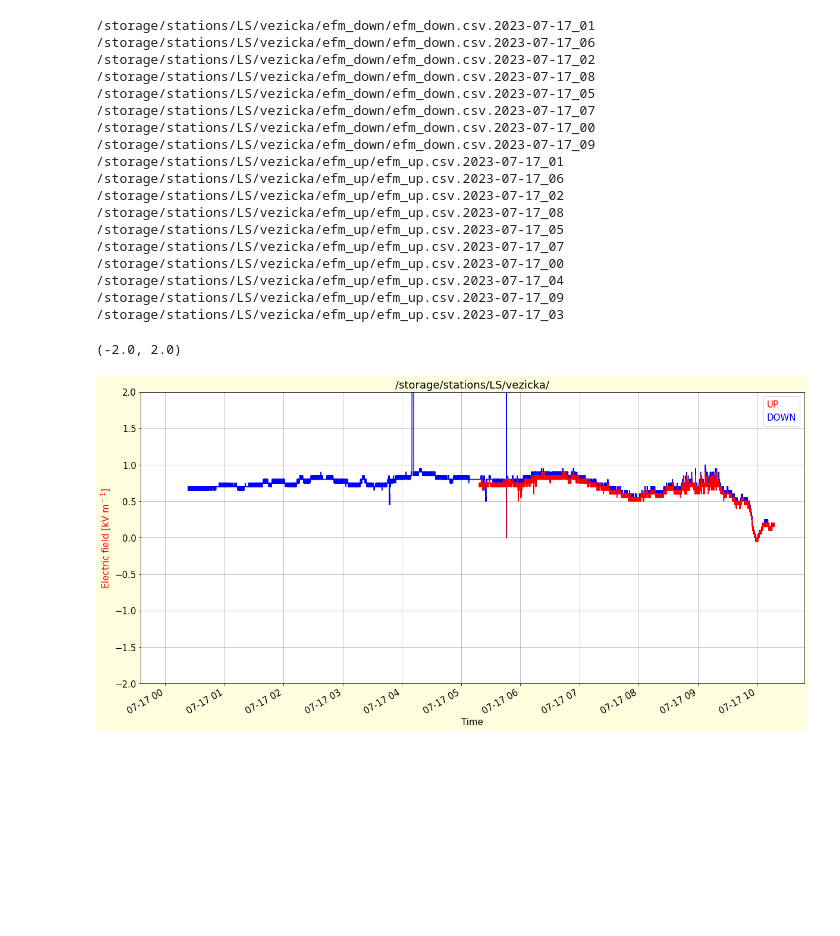
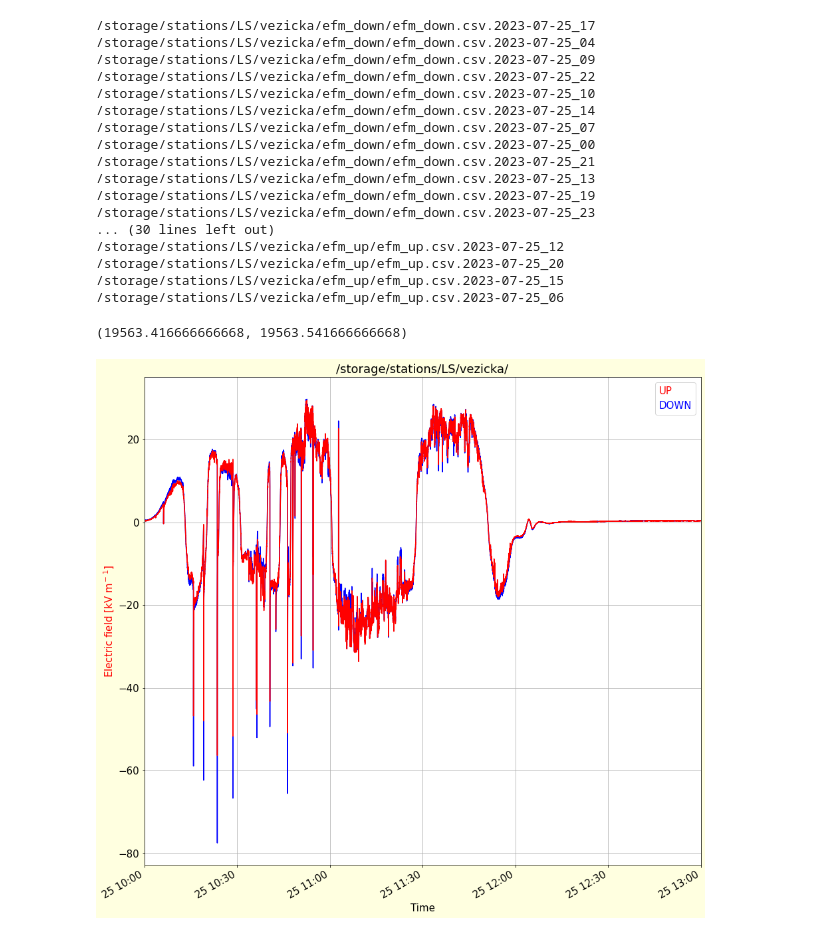
Before and after one commit to ODZ-UJF-AV-CR/LSvezicka, a Jupyter notebook: notebooks/EFM.ipynb, the cells around one changed output. Saved outputs shown, nothing was run; the diff lists cells and outputs as text; code cells hidden in the pictures; blank space fills up the shorter version.

```diff
--- a/notebooks/EFM.ipynb
+++ b/notebooks/EFM.ipynb
@@ -13,62 +13,66 @@ import matplotlib
 # %%
 fto = '/storage/stations/LS/vezicka/'
 # %%
-ftt = glob.iglob(fto+"/**/efm*.csv.2023-07-17*") # generator, search immediate subdirectories
+ftt = glob.iglob(fto+"/**/efm*.csv.2023-08-30*") # generator, search immediate subdirectories
+ftt = glob.iglob(fto+"/**/efm*.csv.2023-07-25*") # generator, search immediate subdirectories
 
-plt.figure(figsize=(20,10), facecolor='lightyellow')
+plt.figure(figsize=(15,15), facecolor='lightyellow')
 matplotlib.rcParams.update({'font.size': 15})
 
 for f in ftt:
     print(f)
     l=[]
     l.extend(range(0,4))
 
     df = pd.read_csv(f, sep=',', header=None, names=l, comment='*', low_memory=False, on_bad_lines='skip')
 
     if 'up' in f:
         label = 'UP'
         color = 'red'
         factor = 5
     else:
         label = 'DOWN'
         color = 'blue'
-        factor = 5
+        factor = 5.3
 
 
     df['field'] = df[1].str.replace('$', '', regex=False)
     df['time'] = pd.to_datetime(df[0],unit='s')
     df.set_index('time', inplace=True, drop=False)
     df['field'] = pd.to_numeric(df['field'], errors='coerce')
 
     (df['field']*factor).plot(label=label, color=color)
 
 plt.ylabel('Electric field [kV m$^-$$^1$]', color='red')
 plt.title(fto)
 #plt.legend()
 plt.legend(['UP','DOWN'], labelcolor=['red','blue'], handlelength=0, handletextpad=0, fancybox=True)
-plt.grid()
+plt.grid(which='both')
 plt.xlabel('Time')
+#plt.yscale('symlog')
+
 #plt.ylim(-50,50)
-plt.ylim(-2,2)
+#plt.ylim(-2,2)
 #plt.xlim('2023-05-29 21:00','2023-05-29 23:59')
+#plt.xlim('2023-08-30 15:00','2023-08-30 21:30')
+plt.xlim('2023-07-25 10:00','2023-07-25 13:00')
 # %% [output]
-/storage/stations/LS/vezicka/efm_down/efm_down.csv.2023-07-17_01
-/storage/stations/LS/vezicka/efm_down/efm_down.csv.2023-07-17_06
-/storage/stations/LS/vezicka/efm_down/efm_down.csv.2023-07-17_02
-/storage/stations/LS/vezicka/efm_down/efm_down.csv.2023-07-17_08
-/storage/stations/LS/vezicka/efm_down/efm_down.csv.2023-07-17_05
-/storage/stations/LS/vezicka/efm_down/efm_down.csv.2023-07-17_07
-/storage/stations/LS/vezicka/efm_down/efm_down.csv.2023-07-17_00
-/storage/stations/LS/vezicka/efm_down/efm_down.csv.2023-07-17_09
-/storage/stations/LS/vezicka/efm_up/efm_up.csv.2023-07-17_01
-/storage/stations/LS/vezicka/efm_up/efm_up.csv.2023-07-17_06
-/storage/stations/LS/vezicka/efm_up/efm_up.csv.2023-07-17_02
-/storage/stations/LS/vezicka/efm_up/efm_up.csv.2023-07-17_08
-/storage/stations/LS/vezicka/efm_up/efm_up.csv.2023-07-17_05
-/storage/stations/LS/vezicka/efm_up/efm_up.csv.2023-07-17_07
-/storage/stations/LS/vezicka/efm_up/efm_up.csv.2023-07-17_00
-/storage/stations/LS/vezicka/efm_up/efm_up.csv.2023-07-17_04
-/storage/stations/LS/vezicka/efm_up/efm_up.csv.2023-07-17_09
-/storage/stations/LS/vezicka/efm_up/efm_up.csv.2023-07-17_03
+/storage/stations/LS/vezicka/efm_down/efm_down.csv.2023-07-25_17
+/storage/stations/LS/vezicka/efm_down/efm_down.csv.2023-07-25_04
+/storage/stations/LS/vezicka/efm_down/efm_down.csv.2023-07-25_09
+/storage/stations/LS/vezicka/efm_down/efm_down.csv.2023-07-25_22
+/storage/stations/LS/vezicka/efm_down/efm_down.csv.2023-07-25_10
+/storage/stations/LS/vezicka/efm_down/efm_down.csv.2023-07-25_14
+/storage/stations/LS/vezicka/efm_down/efm_down.csv.2023-07-25_07
+/storage/stations/LS/vezicka/efm_down/efm_down.csv.2023-07-25_00
+/storage/stations/LS/vezicka/efm_down/efm_down.csv.2023-07-25_21
+/storage/stations/LS/vezicka/efm_down/efm_down.csv.2023-07-25_13
+/storage/stations/LS/vezicka/efm_down/efm_down.csv.2023-07-25_19
+/storage/stations/LS/vezicka/efm_down/efm_down.csv.2023-07-25_23
+... (30 lines left out)
+/storage/stations/LS/vezicka/efm_up/efm_up.csv.2023-07-25_12
+/storage/stations/LS/vezicka/efm_up/efm_up.csv.2023-07-25_20
+/storage/stations/LS/vezicka/efm_up/efm_up.csv.2023-07-25_15
+/storage/stations/LS/vezicka/efm_up/efm_up.csv.2023-07-25_06
-(-2.0, 2.0)
+(19563.416666666668, 19563.541666666668)
-[figure, old version]
+[figure, new version]
```
Also changed, not shown: parts of 20 cells of this notebook.
